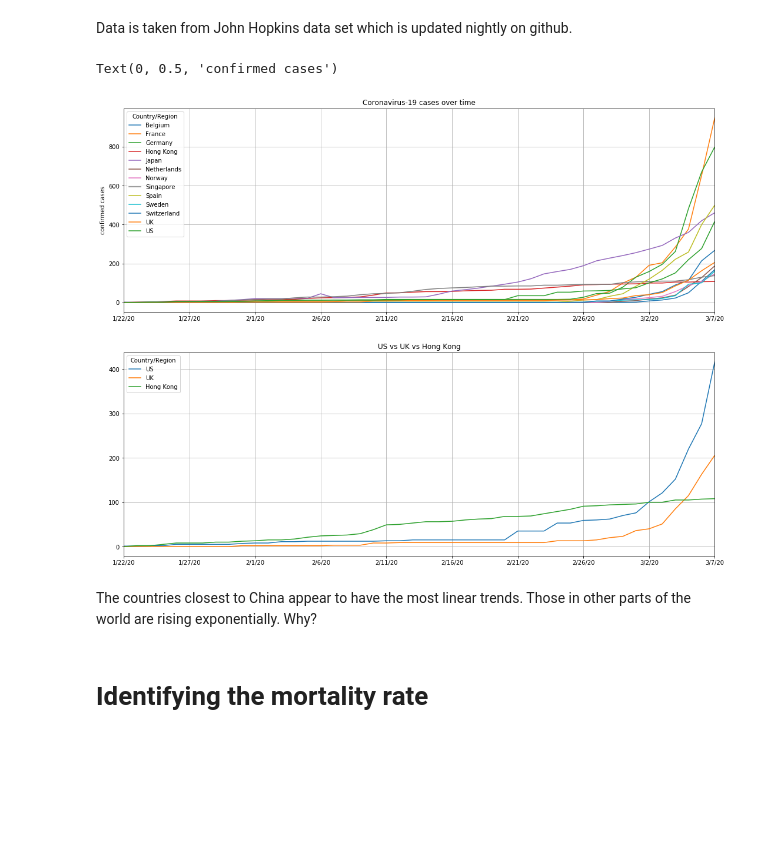
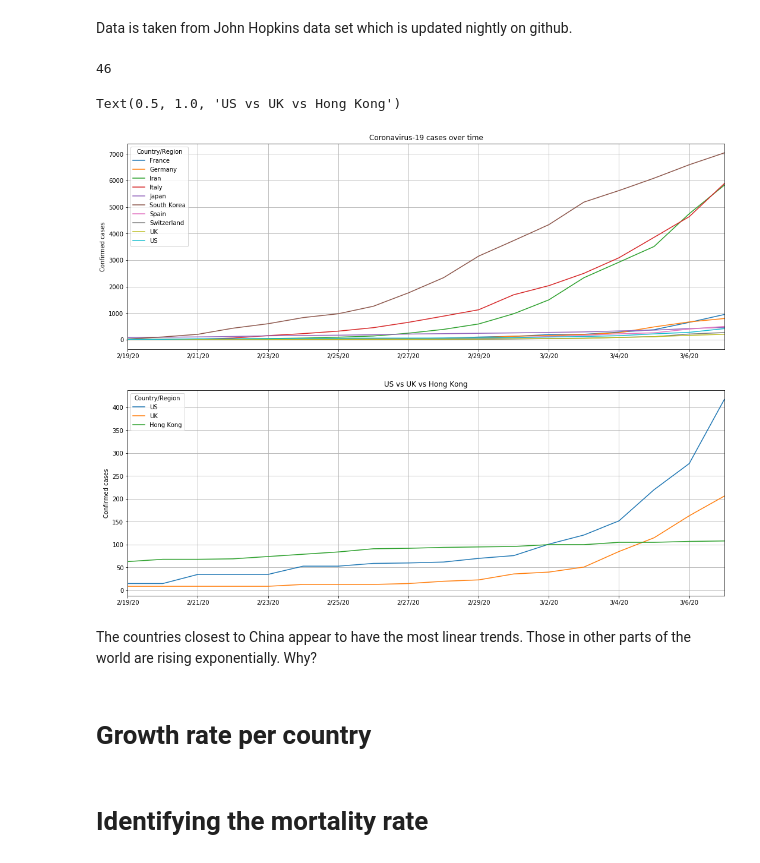
Before and after one commit to JeanRintoul/Covid-19, a Jupyter notebook: Covid.ipynb, the cells around one changed output. Drawn from its saved outputs; the diff is of its cells as text; code cells hidden in the pictures; blank space fills up the shorter version.

```diff
--- a/Covid.ipynb
+++ b/Covid.ipynb
@@ -15,43 +15,47 @@ recovered_csv = "https://raw.githubusercontent.com/CSSEGISandData/COVID-19/maste
 confirmed = pd.read_csv(confirmed_csv).drop(['Lat','Long','Province/State'], axis=1).groupby('Country/Region').sum().T
 dead      = pd.read_csv(dead_csv).drop(['Lat','Long','Province/State'], axis=1).groupby('Country/Region').sum().T
 recovered = pd.read_csv(recovered_csv).drop(['Lat','Long','Province/State'], axis=1).groupby('Country/Region').sum().T
 # toggle these thresholds to select countries to display in the time series.
-min_threshold_confirmed_cases = 100
-max_threshold_confirmed_cases = 1000 # let's remove china for now.
+min_threshold_confirmed_cases = 200
+max_threshold_confirmed_cases = 20000 # let's remove china for now.
 min2_threshold_confirmed_cases = 100
 max2_threshold_confirmed_cases = 100000 # let's remove china for now.
 columns = list(confirmed)
 selected  = []
 deaths    = []
 mortality_rate = []
 all_mortality_rate = []
 counts = []
 for i in columns:
     if min_threshold_confirmed_cases < confirmed[i][-1] < max_threshold_confirmed_cases and i != 'Others':
       selected.append(i)
       deaths.append(dead[i][-1])
       mortality_rate.append(100*(dead[i][-1])/confirmed[i][-1])
 
     if min2_threshold_confirmed_cases < confirmed[i][-1] < max2_threshold_confirmed_cases and i != 'Others':
       counts.append(i)
       all_mortality_rate.append(100*(dead[i][-1])/(recovered[i][-1] + (dead[i][-1])  ))
+print(len(confirmed))
 
 subset = confirmed.loc[:,selected]
 USvsUK = confirmed.loc[:,['US','UK','Hong Kong']]
 
 fig, (ax1, ax2) = plt.subplots(2)
-subset.plot(ax=ax1, grid='on')
+subset[28:].plot(ax=ax1, grid='on')
 ax1.set_title('Coronavirus-19 cases over time')
-ax1.set_ylabel('confirmed cases')
+ax1.set_ylabel('Confirmed cases')
 # second plot is US and UK curves
-USvsUK.plot(ax=ax2, grid='on')
+USvsUK[28:].plot(ax=ax2, grid='on')
+ax2.set_ylabel('Confirmed cases')
 ax2.set_title('US vs UK vs Hong Kong')
-ax1.set_ylabel('confirmed cases')
 # %% [output]
-Text(0, 0.5, 'confirmed cases')
+46
+Text(0.5, 1.0, 'US vs UK vs Hong Kong')
-[figure, old version]
+[figure, new version]
 # %% [markdown]
 The countries closest to China appear to have the most linear trends. Those in other parts of the world are rising exponentially. Why?
+# %% [markdown]
+# Growth rate per country
 # %% [markdown]
 # Identifying the mortality rate
 # %% [markdown]
```
